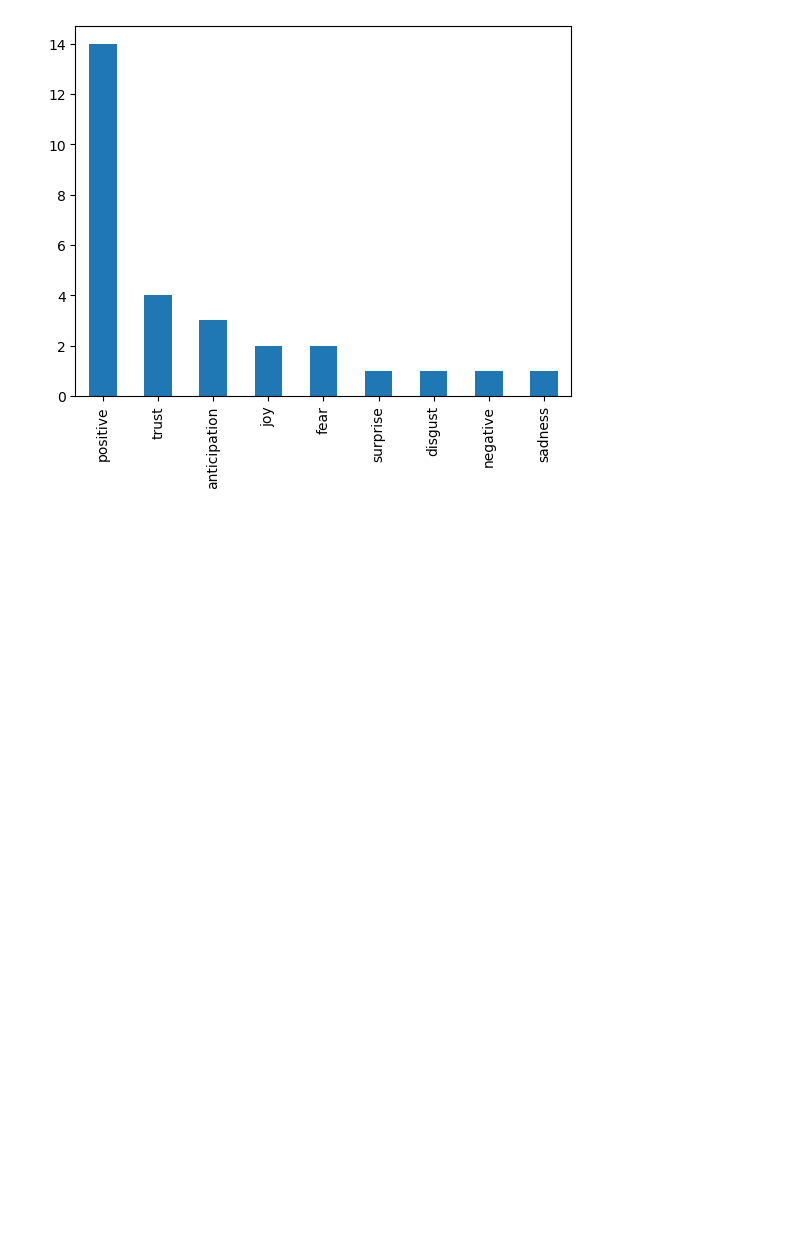
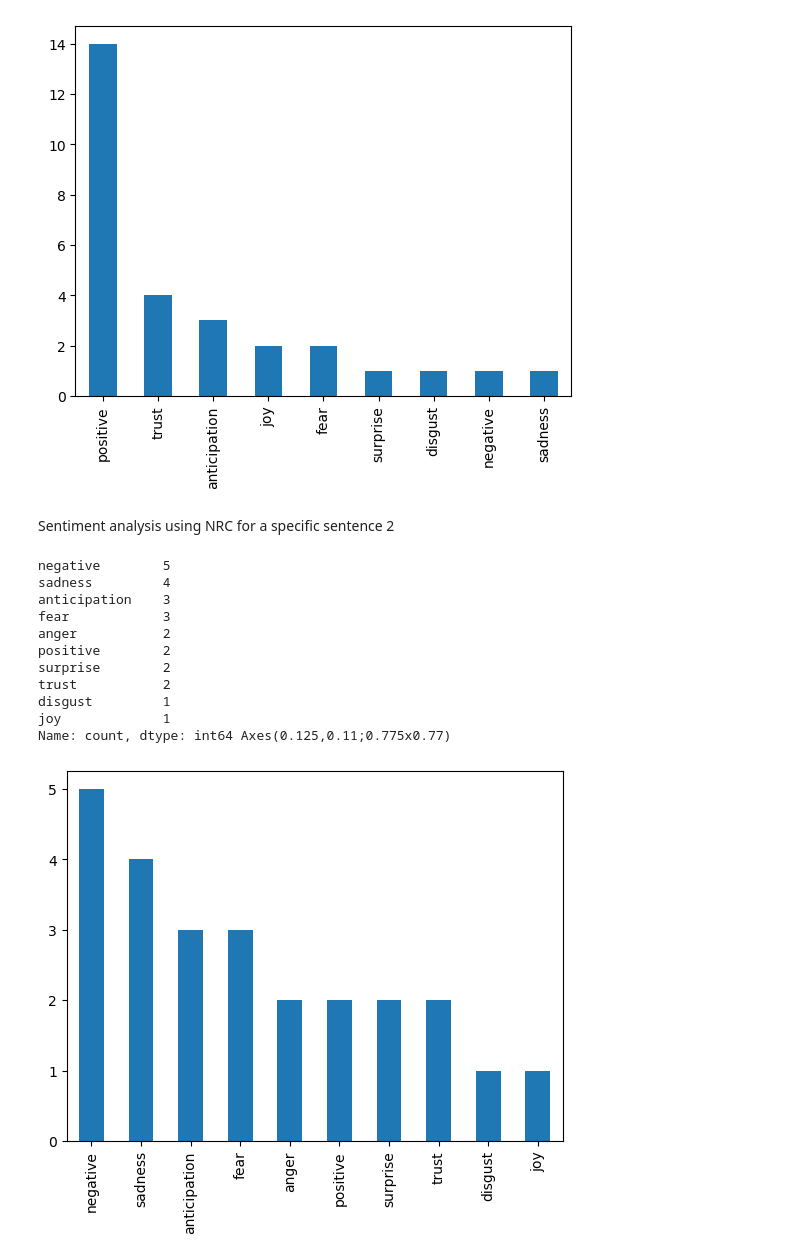
Before and after one commit to Tommylee1013/Webscraping, a Jupyter notebook: LectureNote/05SentimentAnalysis/SentimentAnalysis.ipynb, the cells around one changed output. Cells and saved outputs as stored; diff of their text form; code cells hidden in the pictures; blank space fills up the shorter version.

```diff
--- a/LectureNote/05SentimentAnalysis/SentimentAnalysis.ipynb
+++ b/LectureNote/05SentimentAnalysis/SentimentAnalysis.ipynb
@@ -177,3 +177,32 @@ negative         1
 sadness          1
 Name: count, dtype: int64 Axes(0.125,0.11;0.775x0.77)
 [figure]
+# %% [markdown]
+Sentiment analysis using NRC for a specific sentence 2
+# %%
+raw = neg_review.lower() # the sentence you want to analyze
+tokens = tokenizer.tokenize(raw)
+stopped_tokens = [i for i in tokens if not i in stop_words] # remove stop words
+match_words = [x for x in stopped_tokens if x in list(nrc[0])] # match w/ dictionary
+# %%
+emotion = []
+for i in match_words :
+    temp = list(nrc.iloc[np.where(nrc[0] == i)[0],1])
+    for j in temp:
+        emotion.append(j)
+# %%
+sentiment_result2 = pd.Series(emotion).value_counts()
+print(sentiment_result2, sentiment_result2.plot.bar())
+# %% [output]
+negative        5
+sadness         4
+anticipation    3
+fear            3
+anger           2
+positive        2
+surprise        2
+trust           2
+disgust         1
+joy             1
+Name: count, dtype: int64 Axes(0.125,0.11;0.775x0.77)
+[figure, added]
```
Also changed, not shown: parts of 38 cells of this notebook.
